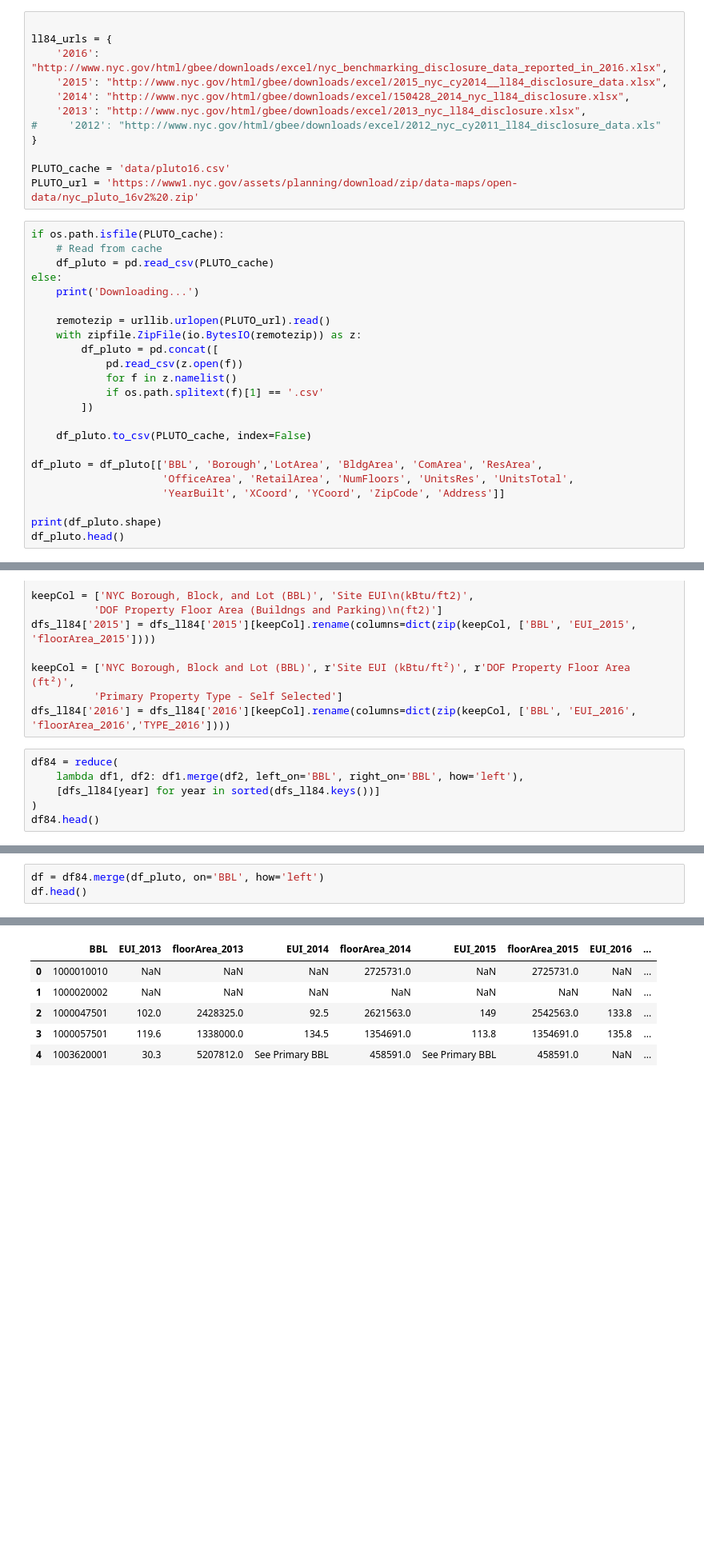
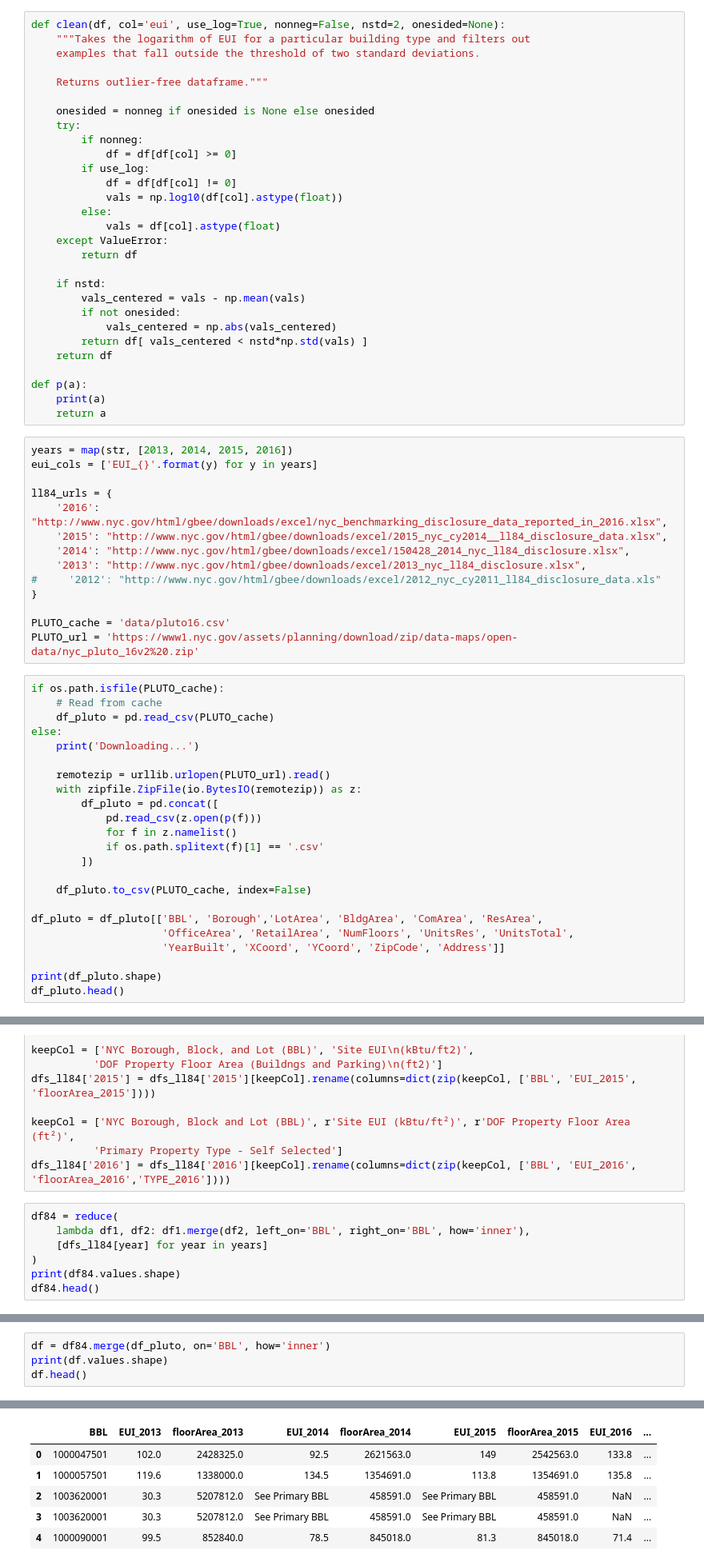
Before and after one commit to td928/CAUI_team1_Final_Project, a Jupyter notebook: Regression.ipynb, the cells around one changed output, grey strips where cells are left out. Shown: that part at 80% size. Saved outputs shown, nothing was run; the diff lists cells and outputs as text; blank space fills up the shorter version.

```diff
--- a/Regression.ipynb
+++ b/Regression.ipynb
@@ -23,4 +24,35 @@ style.use('fivethirtyeight')
+# %%
+def clean(df, col='eui', use_log=True, nonneg=False, nstd=2, onesided=None):
+    """Takes the logarithm of EUI for a particular building type and filters out
+    examples that fall outside the threshold of two standard deviations.
+
+    Returns outlier-free dataframe."""
+
+    onesided = nonneg if onesided is None else onesided
+    try:
+        if nonneg:
+            df = df[df[col] >= 0]
+        if use_log:
+            df = df[df[col] != 0]
+            vals = np.log10(df[col].astype(float))
+        else:
+            vals = df[col].astype(float)
+    except ValueError:
+        return df
+
+    if nstd:
+        vals_centered = vals - np.mean(vals)
+        if not onesided:
+            vals_centered = np.abs(vals_centered)
+        return df[ vals_centered < nstd*np.std(vals) ]
+    return df
+
+def p(a):
+    print(a)
+    return a
 # %%
+years = map(str, [2013, 2014, 2015, 2016])
+eui_cols = ['EUI_{}'.format(y) for y in years]
 
 ll84_urls = {
     '2016': "http://www.nyc.gov/html/gbee/downloads/excel/nyc_benchmarking_disclosure_data_reported_in_2016.xlsx",
@@ -42,7 +74,7 @@ else:
     remotezip = urllib.urlopen(PLUTO_url).read()
     with zipfile.ZipFile(io.BytesIO(remotezip)) as z:
         df_pluto = pd.concat([
-            pd.read_csv(z.open(f))
+            pd.read_csv(z.open(p(f)))
             for f in z.namelist()
             if os.path.splitext(f)[1] == '.csv'
         ])
@@ -114,8 +146,9 @@ keepCol = ['NYC Borough, Block and Lot (BBL)', r'Site EUI (kBtu/ft²)', r'DOF Pr
 dfs_ll84['2016'] = dfs_ll84['2016'][keepCol].rename(columns=dict(zip(keepCol, ['BBL', 'EUI_2016', 'floorArea_2016','TYPE_2016'])))
 # %%
 df84 = reduce(
-    lambda df1, df2: df1.merge(df2, left_on='BBL', right_on='BBL', how='left'),
-    [dfs_ll84[year] for year in sorted(dfs_ll84.keys())]
+    lambda df1, df2: df1.merge(df2, left_on='BBL', right_on='BBL', how='inner'),
+    [dfs_ll84[year] for year in years]
 )
+print(df84.values.shape)
 df84.head()
 # %% [output]
@@ -128,4 +183,5 @@ df84.head()
 # %%
-df = df84.merge(df_pluto, on='BBL', how='left')
+df = df84.merge(df_pluto, on='BBL', how='inner')
+print(df.values.shape)
 df.head()
 # %% [output]
@@ -132,6 +189,6 @@ df.head()
 |  | BBL | EUI_2013 | floorArea_2013 | EUI_2014 | floorArea_2014 | EUI_2015 | floorArea_2015 | EUI_2016 | ... |
-| 0 | 1000010010 | NaN | NaN | NaN | 2725731.0 | NaN | 2725731.0 | NaN | ... |
-| 1 | 1000020002 | NaN | NaN | NaN | NaN | NaN | NaN | NaN | ... |
-| 2 | 1000047501 | 102.0 | 2428325.0 | 92.5 | 2621563.0 | 149 | 2542563.0 | 133.8 | ... |
-| 3 | 1000057501 | 119.6 | 1338000.0 | 134.5 | 1354691.0 | 113.8 | 1354691.0 | 135.8 | ... |
-| 4 | 1003620001 | 30.3 | 5207812.0 | See Primary BBL | 458591.0 | See Primary BBL | 458591.0 | NaN | ... |
+| 0 | 1000047501 | 102.0 | 2428325.0 | 92.5 | 2621563.0 | 149 | 2542563.0 | 133.8 | ... |
+| 1 | 1000057501 | 119.6 | 1338000.0 | 134.5 | 1354691.0 | 113.8 | 1354691.0 | 135.8 | ... |
+| 2 | 1003620001 | 30.3 | 5207812.0 | See Primary BBL | 458591.0 | See Primary BBL | 458591.0 | NaN | ... |
+| 3 | 1003620001 | 30.3 | 5207812.0 | See Primary BBL | 458591.0 | See Primary BBL | 458591.0 | NaN | ... |
+| 4 | 1000090001 | 99.5 | 852840.0 | 78.5 | 845018.0 | 81.3 | 845018.0 | 71.4 | ... |
```
Also changed, not shown: parts of 14 cells of this notebook, 1 other file.
